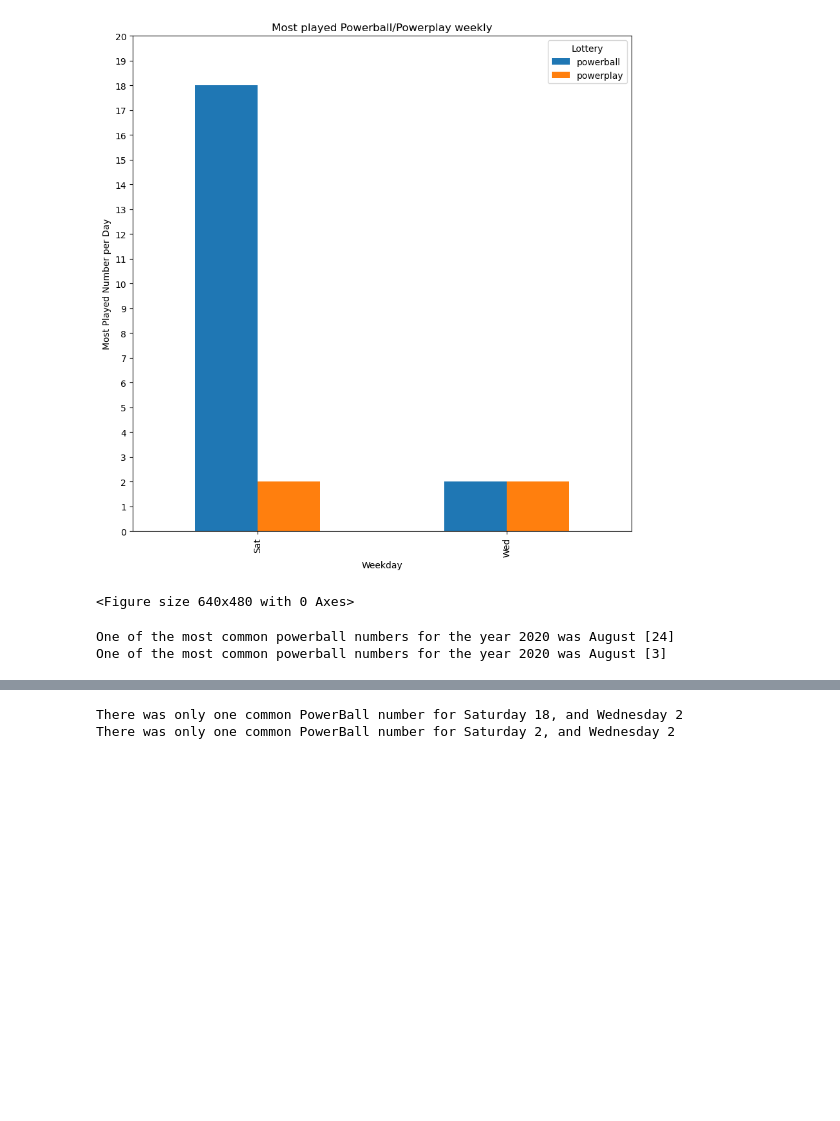
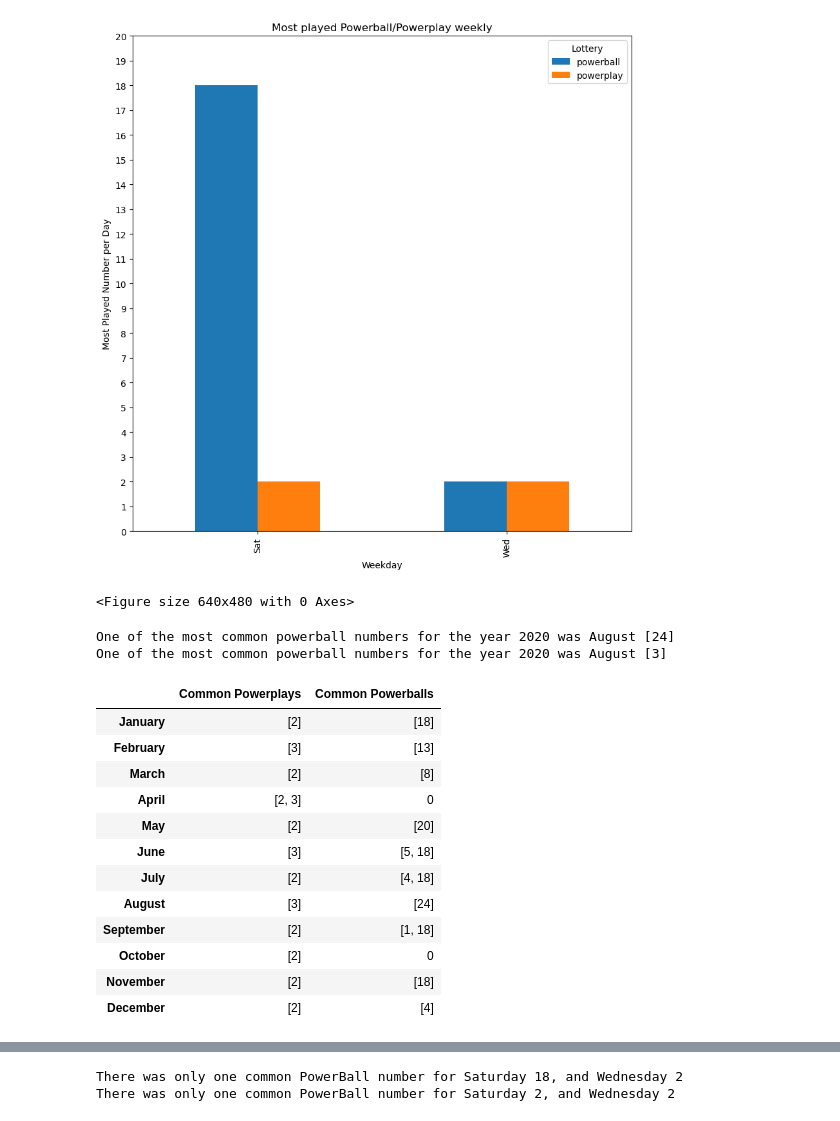
Before and after one commit to JLaydeJ/Project_1, a Jupyter notebook: Project_1_2020.ipynb, the cells around one changed output, grey strips where cells are left out. Cells and saved outputs as stored; diff of their text form; code cells hidden in the pictures; blank space fills up the shorter version.

```diff
--- a/Project_1_2020.ipynb
+++ b/Project_1_2020.ipynb
@@ -157,18 +159,36 @@ powerplay_common_months_2020 = cleaned_powerplay_common_2020.to_frame(name='Comm
 # %%
 # combine the two dataframes that hold the months together
 combined_common_months_2020 = pd.merge(powerplay_common_months_2020, powerball_common_months_2020, left_index=True, right_index=True)
 
 # Use calendar library for abbreviations and order
 month = dict((enumerate(calendar.month_name)))
 
 # rename function for index change
 combined_common_months_2020 = combined_common_months_2020.rename(index=month)
 
+
+
+# Question 2 Answer
+
 print(f"One of the most common powerball numbers for the year 2020 was August {combined_common_months_2020.loc['August','Common Powerballs']}")
 print(f"One of the most common powerball numbers for the year 2020 was August {combined_common_months_2020.loc['August','Common Powerplays']}")
+combined_common_months_2020
 # %% [output]
 One of the most common powerball numbers for the year 2020 was August [24]
 One of the most common powerball numbers for the year 2020 was August [3]
+|  | Common Powerplays | Common Powerballs |
+| January | [2] | [18] |
+| February | [3] | [13] |
+| March | [2] | [8] |
+| April | [2, 3] | 0 |
+| May | [2] | [20] |
+| June | [3] | [5, 18] |
+| July | [2] | [4, 18] |
+| August | [3] | [24] |
+| September | [2] | [1, 18] |
+| October | [2] | 0 |
+| November | [2] | [18] |
+| December | [2] | [4] |
 # %%
 # Convert the lists of numbers in the 'Common Powerplays' column into a single list of numbers
 powerplay_nums = combined_common_months_2020['Common Powerplays'].explode()
```
Also changed, not shown: parts of 5 cells of this notebook, 2 other files.
